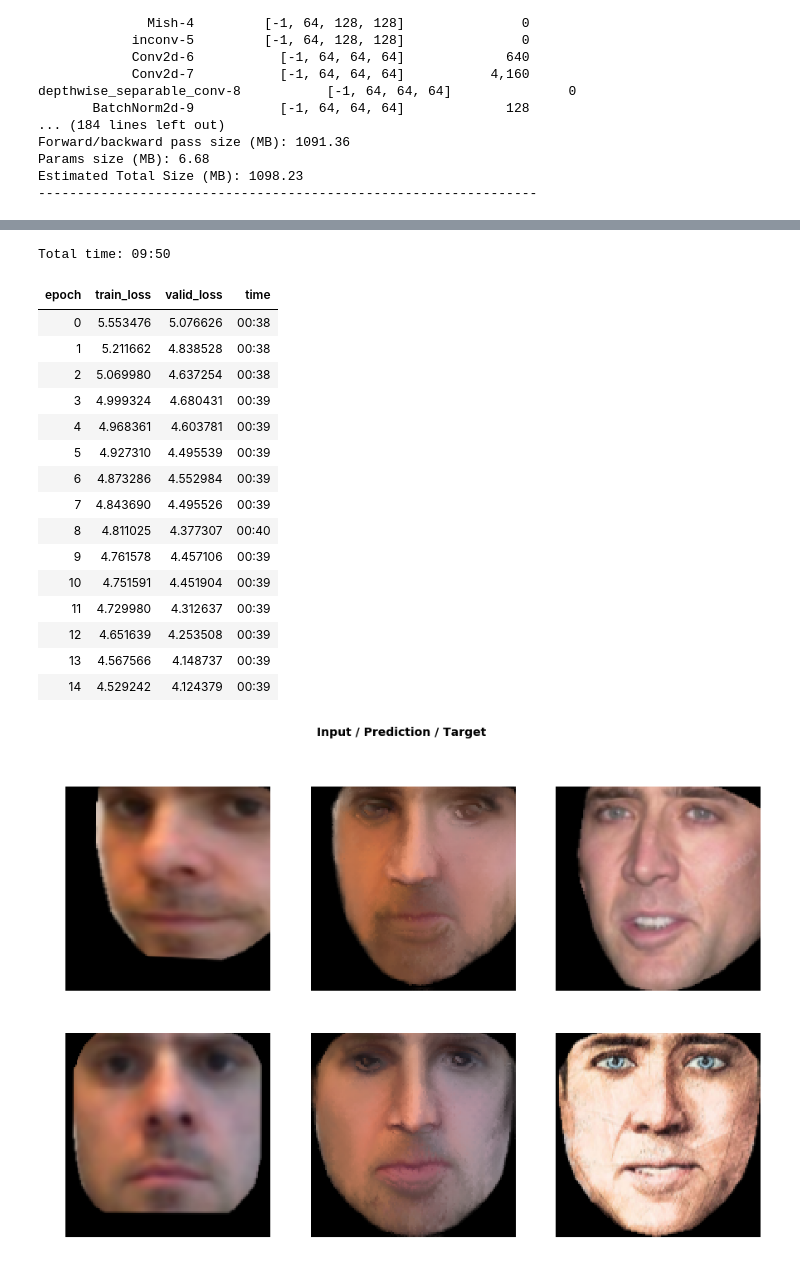
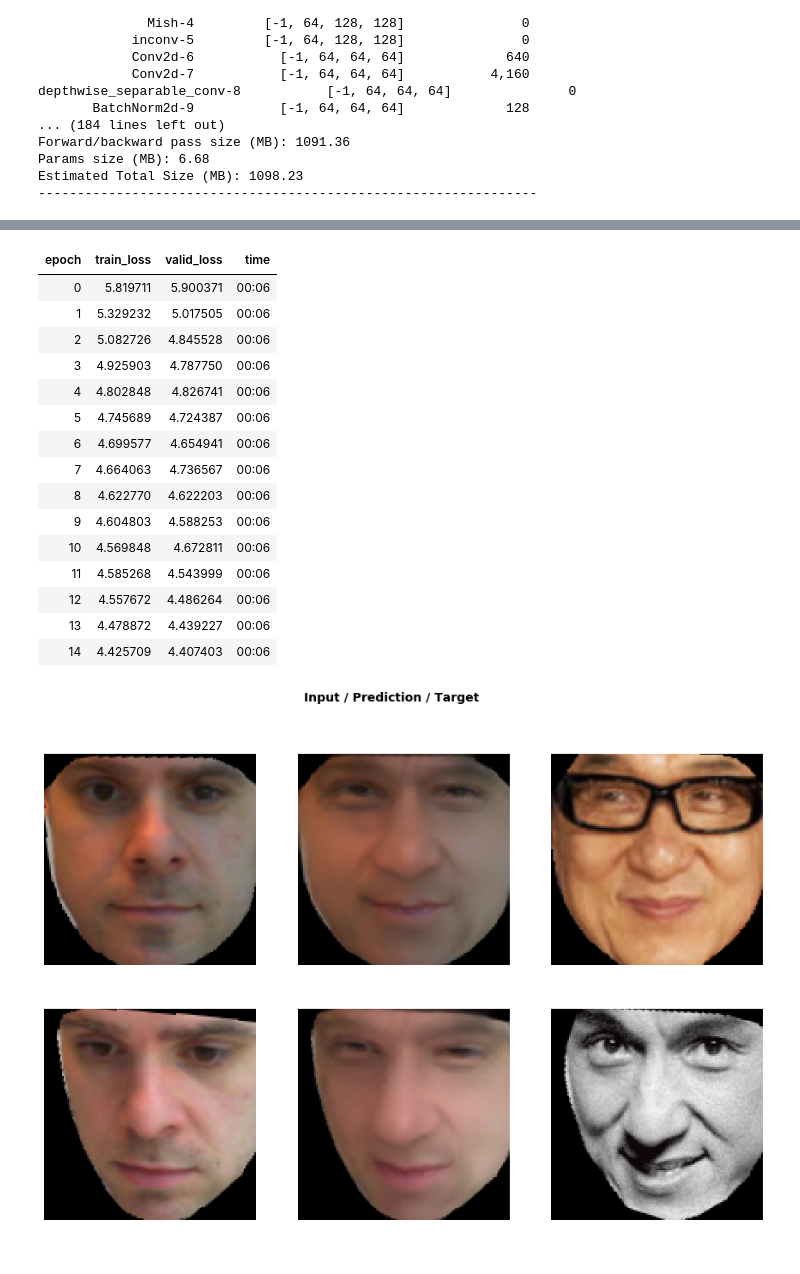
Before and after one commit to bestaar/predictiveFilterFlow, a Jupyter notebook: predictiveFilterFlow.ipynb, the cells around one changed output, grey strips where cells are left out. Saved outputs shown, nothing was run; the diff lists cells and outputs as text; code cells hidden in the pictures.

Commit message:
replaced gumbel-softmax with softmax, used better data set (Jackie Chan)

```diff
--- a/predictiveFilterFlow.ipynb
+++ b/predictiveFilterFlow.ipynb
@@ -19,12 +19,12 @@ from torchvision.models import vgg16_bn
 # code: https://github.com/lessw2020/Ranger-Deep-Learning-Optimizer
 from ranger import Ranger
 # %%
-bs=6 #batch size
+bs=4 #batch size
 size=128 # image size (size x size)
 
 # image paths
-path_out = '../nicolascage2Me'
-path_inp = '../Me2nicolascage'
+path_out = 'data/JackieChan2A'
+path_inp = 'data/A2JackieChan'
 # %%
 # use gpu if possible
 device = torch.device('cuda' if torch.cuda.is_available() else 'cpu')
@@ -68,14 +68,12 @@ Test: None
 # - learn and apply individual filters (ksize x ksize) for each spatial position in the input
 # - i.e. basically image warping, but instead of offsets, we learn a filter
 class pFF(nn.Module):
-    def __init__(self,ni, ksize=3,stride=1,softmax = True,hard=False,upsample=1):
+    def __init__(self,ni, ksize=3,stride=1,softmax = True,upsample=1):
         super(pFF, self).__init__()
         # size of the learned filter: ksize x ksize
         self.ksize=ksize
         # use softmax or tanh
         self.softmax = softmax
-        # force hard softmax or not
-        self.hard = hard
         # upsampling of the learned filters (gives smoother result)
         self.upsample = upsample
         # train conv layer to output filter flow and use reflection padding
@@ -93,9 +91,7 @@ class pFF(nn.Module):
         ff = self.get_filter(features)
         # 2: apply activation function
         if self.softmax:
-            # different from paper: use gumbel softmax instead of softmax
-            # - reason: more control (i.e. enforce hard softmax)
-            ff = F.gumbel_softmax(ff,hard=self.hard,dim=1)
+            ff = F.softmax(ff,dim=1)
         else:
             ff = torch.tanh(ff)
         if self.upsample>1:
@@ -381,27 +376,26 @@ LR Finder is complete, type {learner_name}.recorder.plot() to see the graph.
 # %%
 gc.collect()
-G.fit_fc(15,2e-2)
+G.fit_fc(15,4e-2)
 # show intermediate results
 G.show_results(rows=2, imgsize=5)
 # %% [output]
-Total time: 09:50
 | epoch | train_loss | valid_loss | time |
-| 0 | 5.553476 | 5.076626 | 00:38 |
-| 1 | 5.211662 | 4.838528 | 00:38 |
-| 2 | 5.069980 | 4.637254 | 00:38 |
-| 3 | 4.999324 | 4.680431 | 00:39 |
-| 4 | 4.968361 | 4.603781 | 00:39 |
-| 5 | 4.927310 | 4.495539 | 00:39 |
-| 6 | 4.873286 | 4.552984 | 00:39 |
-| 7 | 4.843690 | 4.495526 | 00:39 |
-| 8 | 4.811025 | 4.377307 | 00:40 |
-| 9 | 4.761578 | 4.457106 | 00:39 |
-| 10 | 4.751591 | 4.451904 | 00:39 |
-| 11 | 4.729980 | 4.312637 | 00:39 |
-| 12 | 4.651639 | 4.253508 | 00:39 |
-| 13 | 4.567566 | 4.148737 | 00:39 |
-| 14 | 4.529242 | 4.124379 | 00:39 |
+| 0 | 5.819711 | 5.900371 | 00:06 |
+| 1 | 5.329232 | 5.017505 | 00:06 |
+| 2 | 5.082726 | 4.845528 | 00:06 |
+| 3 | 4.925903 | 4.787750 | 00:06 |
+| 4 | 4.802848 | 4.826741 | 00:06 |
+| 5 | 4.745689 | 4.724387 | 00:06 |
+| 6 | 4.699577 | 4.654941 | 00:06 |
+| 7 | 4.664063 | 4.736567 | 00:06 |
+| 8 | 4.622770 | 4.622203 | 00:06 |
+| 9 | 4.604803 | 4.588253 | 00:06 |
+| 10 | 4.569848 | 4.672811 | 00:06 |
+| 11 | 4.585268 | 4.543999 | 00:06 |
+| 12 | 4.557672 | 4.486264 | 00:06 |
+| 13 | 4.478872 | 4.439227 | 00:06 |
+| 14 | 4.425709 | 4.407403 | 00:06 |
-[figure, old version]
+[figure, new version]
 # %%
 gc.collect()
 G.fit_fc(55,2e-3)
```
Also changed, not shown: parts of 9 cells of this notebook, 2 other files.
